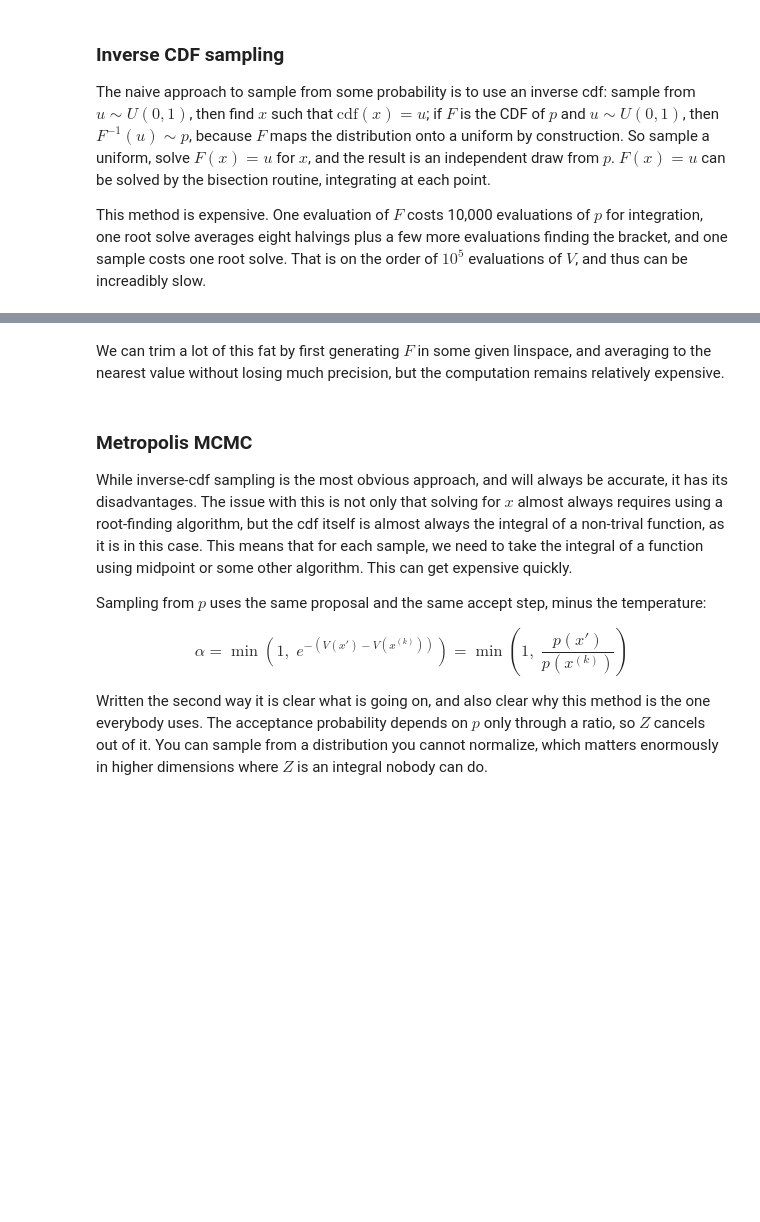
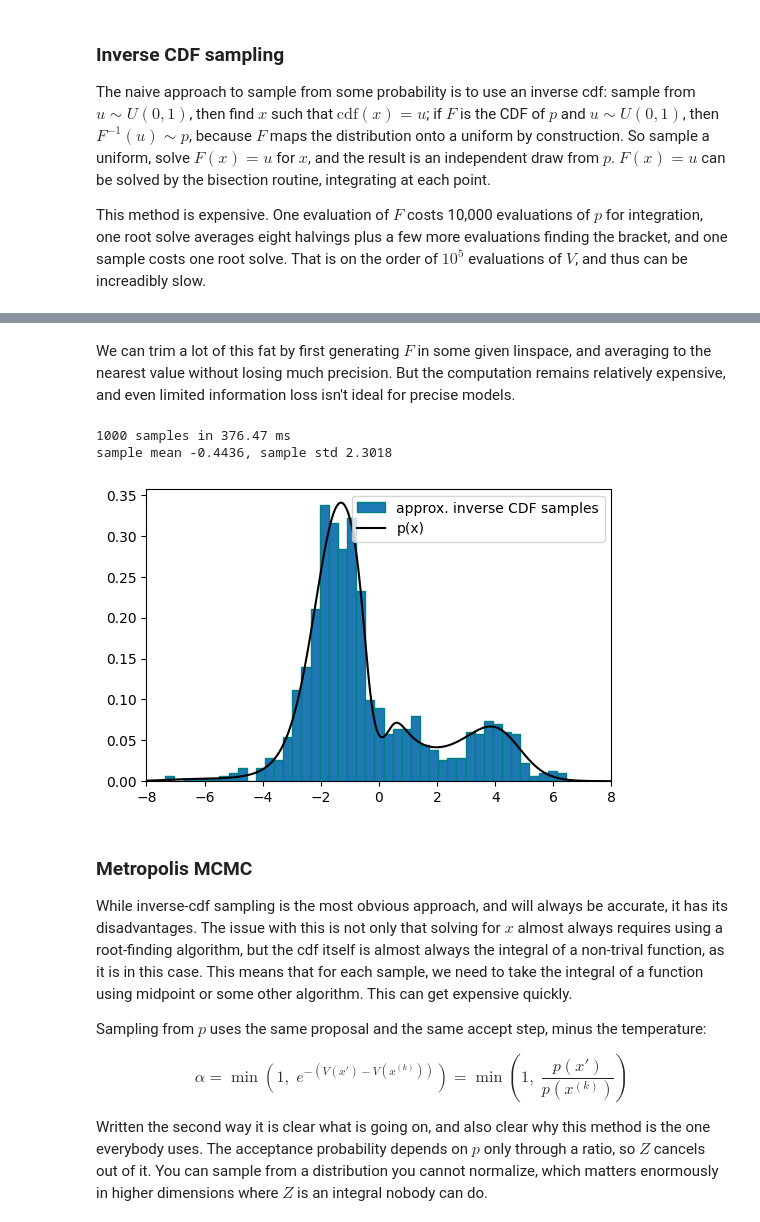
Before and after one commit to Niccolo-Bal/numerical-methods, a Jupyter notebook: methods/sampling.ipynb, the cells around one changed output, grey strips where cells are left out. Drawn from its saved outputs; the diff is of its cells as text; code cells hidden in the pictures; blank space fills up the shorter version.

```diff
--- a/methods/sampling.ipynb
+++ b/methods/sampling.ipynb
@@ -95,25 +98,30 @@ sample mean -0.3659, sample std 2.3754
 # %% [markdown]
 We can trim a lot of this fat by first generating $F$ in some given linspace,
-and averaging to the nearest value without losing much precision, but the computation
-remains relatively expensive.
+and averaging to the nearest value without losing much precision. But the computation
+remains relatively expensive, and even limited information loss isn't ideal for
+precise models.
 # %%
 start = time.perf_counter_ns()
 
 x = np.linspace(-10, 10, 1000)
 cdf = np.array([x, [samp.cdf(i, p) for i in x]])
 
 approx_cdf_time = (time.perf_counter_ns() - start) * 1e-6
 
 approx_samples = samp.approx_cdf_samp(10**3, cdf)
 
-print(f"1000 samples in {cdf_time:.2f} ms")
+print(f"1000 samples in {approx_cdf_time:.2f} ms")
 print(f"sample mean {approx_samples.mean():.4f}, sample std {approx_samples.std():.4f}")
 
-plt.hist(approx_samples, bins = 51, density = True, edgecolor = "teal", range = (-8, 8), label = "inverse CDF samples")
+plt.hist(approx_samples, bins = 51, density = True, edgecolor = "teal", range = (-8, 8), label = "approx. inverse CDF samples")
 plt.plot(xs, p(xs), color = "black", label = "p(x)")
 plt.xlim(-8, 8)
 plt.legend()
 plt.show()
+# %% [output]
+1000 samples in 376.47 ms
+sample mean -0.4436, sample std 2.3018
+[figure, added]
 # %% [markdown]
 ### Metropolis MCMC
 
```
Also changed, not shown: parts of 6 cells of this notebook, 2 other files.
